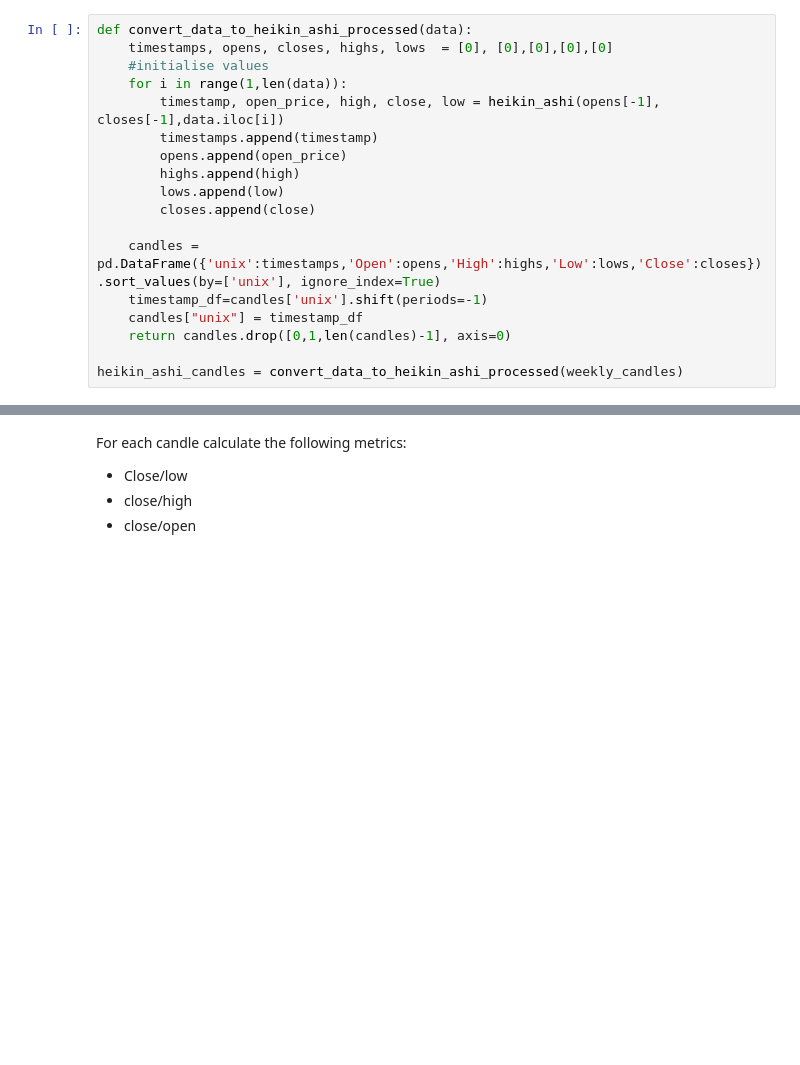
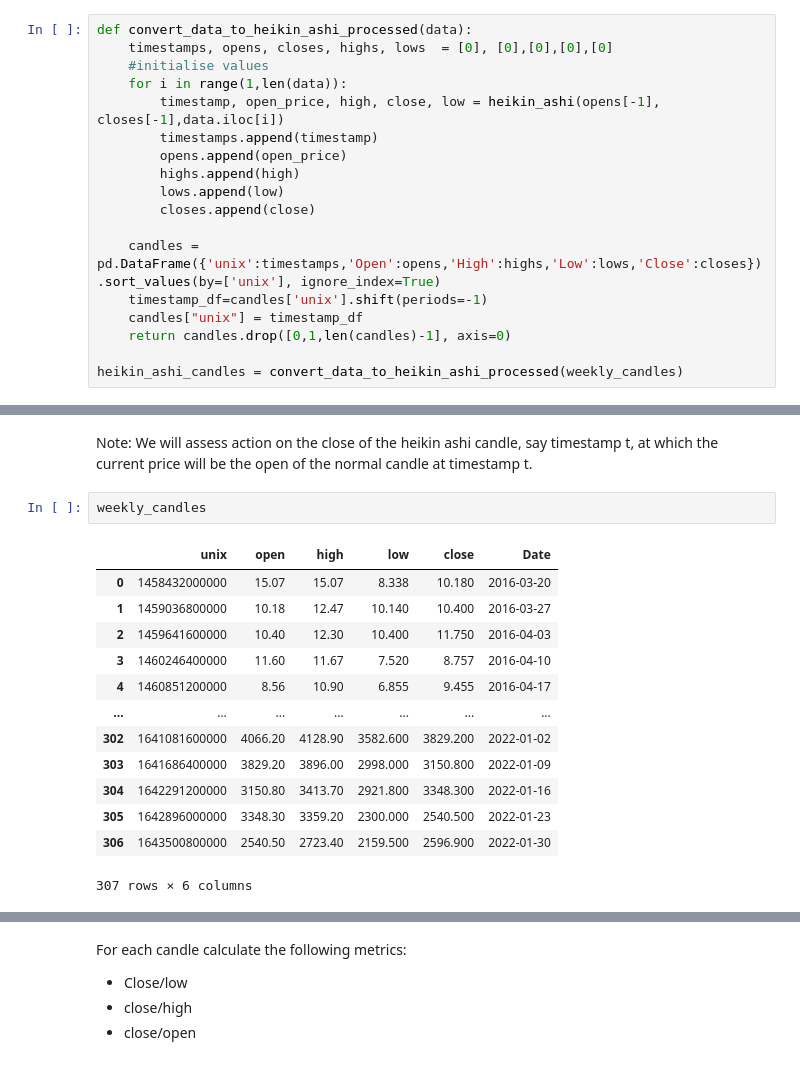
Before and after one commit to RDEvans31/saturn, a Jupyter notebook: ETH_trading_data_analysis.ipynb, the cells around one changed output, grey strips where cells are left out. Cells and saved outputs as stored; diff of their text form; blank space fills up the shorter version.

```diff
--- a/ETH_trading_data_analysis.ipynb
+++ b/ETH_trading_data_analysis.ipynb
@@ -204,0 +218,18 @@ ax.set_yscale("log")
+# %% [markdown]
+Note: We will assess action on the close of the heikin ashi candle, say timestamp t, at which the current price will be the open of the normal candle at timestamp t.
+# %%
+weekly_candles
+# %% [output]
+|  | unix | open | high | low | close | Date |
+| 0 | 1458432000000 | 15.07 | 15.07 | 8.338 | 10.180 | 2016-03-20 |
+| 1 | 1459036800000 | 10.18 | 12.47 | 10.140 | 10.400 | 2016-03-27 |
+| 2 | 1459641600000 | 10.40 | 12.30 | 10.400 | 11.750 | 2016-04-03 |
+| 3 | 1460246400000 | 11.60 | 11.67 | 7.520 | 8.757 | 2016-04-10 |
+| 4 | 1460851200000 | 8.56 | 10.90 | 6.855 | 9.455 | 2016-04-17 |
+| ... | ... | ... | ... | ... | ... | ... |
+| 302 | 1641081600000 | 4066.20 | 4128.90 | 3582.600 | 3829.200 | 2022-01-02 |
+| 303 | 1641686400000 | 3829.20 | 3896.00 | 2998.000 | 3150.800 | 2022-01-09 |
+| 304 | 1642291200000 | 3150.80 | 3413.70 | 2921.800 | 3348.300 | 2022-01-16 |
+| 305 | 1642896000000 | 3348.30 | 3359.20 | 2300.000 | 2540.500 | 2022-01-23 |
+| 306 | 1643500800000 | 2540.50 | 2723.40 | 2159.500 | 2596.900 | 2022-01-30 |
+307 rows × 6 columns
```
Also changed, not shown: parts of 11 cells of this notebook, 2 other files.
